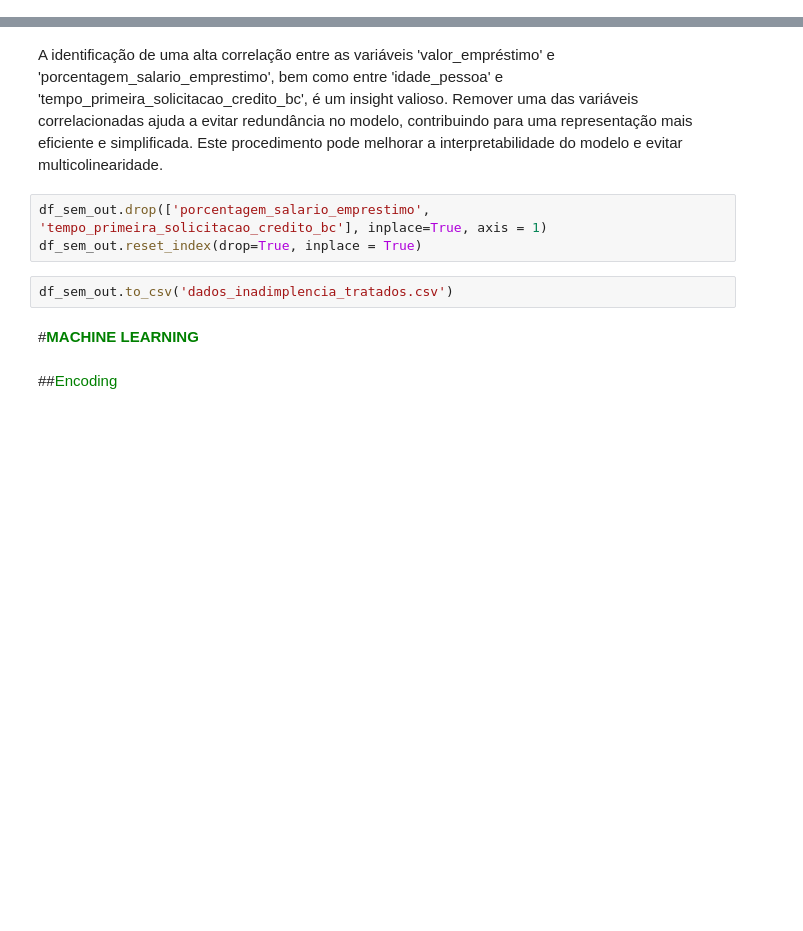
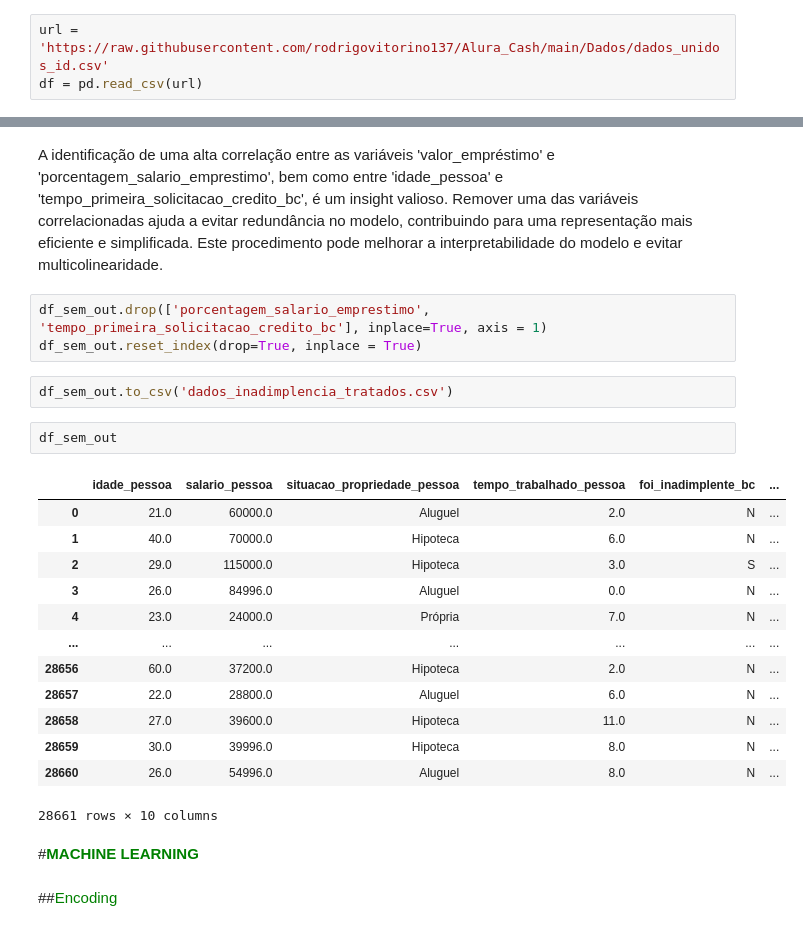
Before and after one commit to RodrigoVitorinoS/Alura_Cash, a Jupyter notebook: semana2.ipynb, the cells around one changed output, grey strips where cells are left out. Saved outputs shown, nothing was run; the diff lists cells and outputs as text; blank space fills up the shorter version.

```diff
--- a/semana2.ipynb
+++ b/semana2.ipynb
@@ -36,2 +32,5 @@ FileNotFoundError: [Errno 2] No such file or directory: '/content/dados_unidos_i
+# %%
+url = 'https://raw.githubusercontent.com/rodrigovitorino137/Alura_Cash/main/Dados/dados_unidos_id.csv'
+df = pd.read_csv(url)
 # %%
 df.sample(5)
@@ -384,6 +390,22 @@ df_sem_out.drop(['porcentagem_salario_emprestimo', 'tempo_primeira_solicitacao_c
 df_sem_out.reset_index(drop=True, inplace = True)
 # %%
 df_sem_out.to_csv('dados_inadimplencia_tratados.csv')
+# %%
+df_sem_out
+# %% [output]
+|  | idade_pessoa | salario_pessoa | situacao_propriedade_pessoa | tempo_trabalhado_pessoa | foi_inadimplente_bc | ... |
+| 0 | 21.0 | 60000.0 | Aluguel | 2.0 | N | ... |
+| 1 | 40.0 | 70000.0 | Hipoteca | 6.0 | N | ... |
+| 2 | 29.0 | 115000.0 | Hipoteca | 3.0 | S | ... |
+| 3 | 26.0 | 84996.0 | Aluguel | 0.0 | N | ... |
+| 4 | 23.0 | 24000.0 | Própria | 7.0 | N | ... |
+| ... | ... | ... | ... | ... | ... | ... |
+| 28656 | 60.0 | 37200.0 | Hipoteca | 2.0 | N | ... |
+| 28657 | 22.0 | 28800.0 | Aluguel | 6.0 | N | ... |
+| 28658 | 27.0 | 39600.0 | Hipoteca | 11.0 | N | ... |
+| 28659 | 30.0 | 39996.0 | Hipoteca | 8.0 | N | ... |
+| 28660 | 26.0 | 54996.0 | Aluguel | 8.0 | N | ... |
+28661 rows × 10 columns
 # %% [markdown]
 #<font color='green'>**MACHINE LEARNING**</font>
 # %% [markdown]
```
Also changed, not shown: parts of 2 cells of this notebook.
